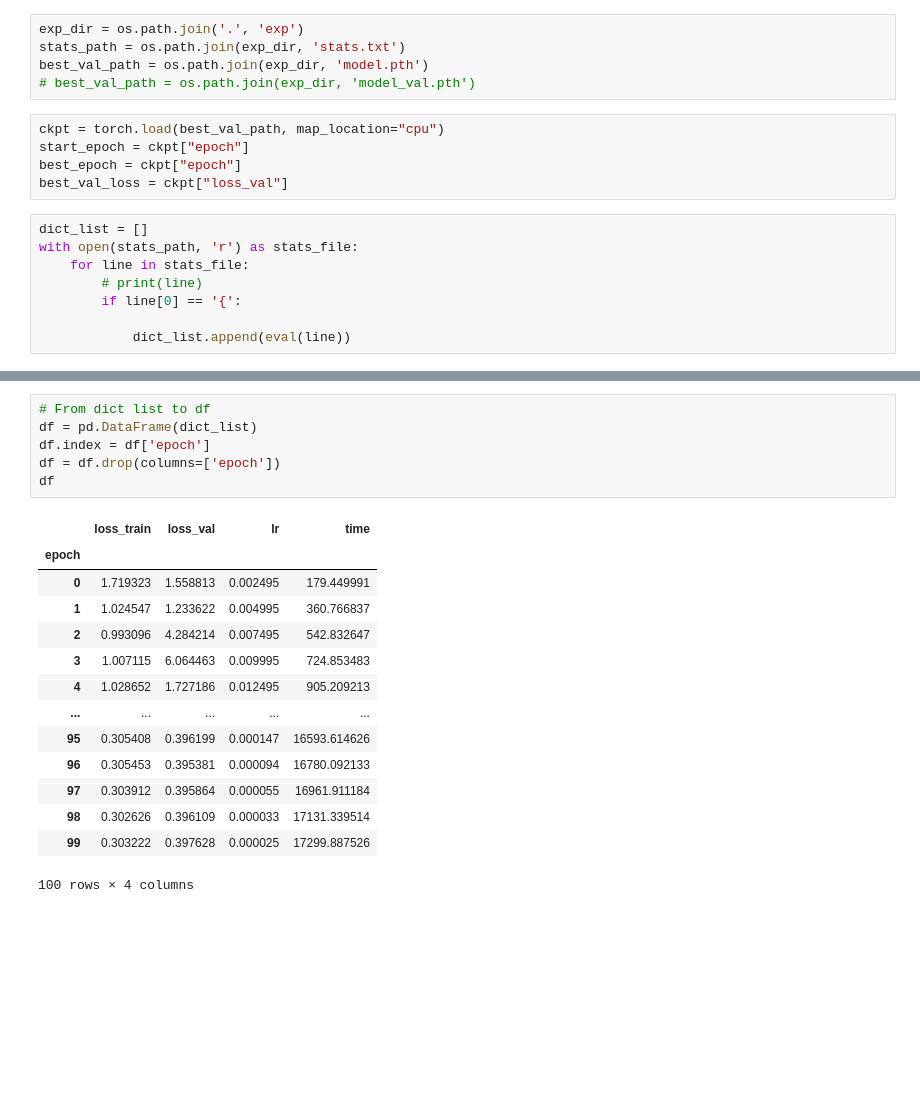
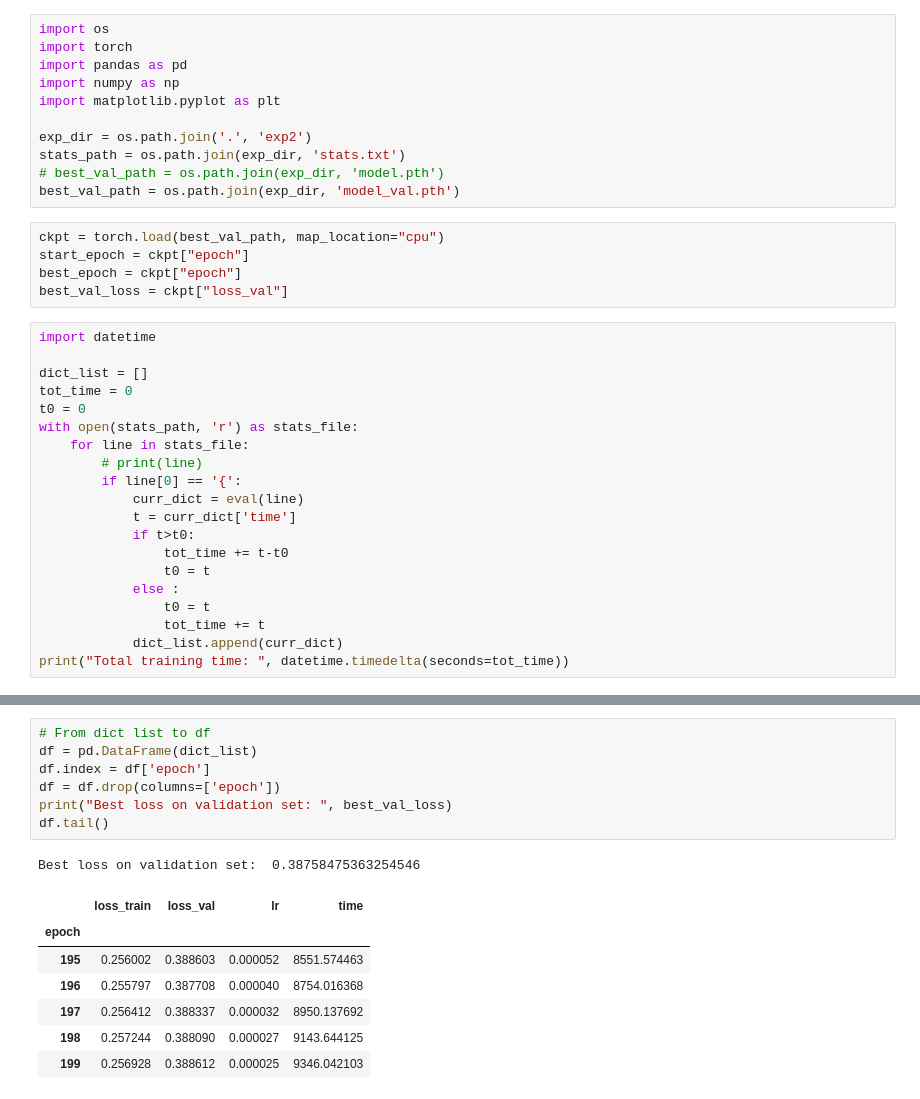
Before and after one commit to Theaublanchard/DLMI, a Jupyter notebook: Challenge/explore.ipynb, the cells around one changed output, grey strips where cells are left out. Drawn from its saved outputs; the diff is of its cells as text; blank space fills up the shorter version.

```diff
--- a/Challenge/explore.ipynb
+++ b/Challenge/explore.ipynb
@@ -304,20 +322,38 @@ loss = validate_one_epoch(model, ckpt["epoch"], criterion, val_loader, gpu)
 # %% [markdown]
 # Examine training
 # %%
-exp_dir = os.path.join('.', 'exp')
+import os
+import torch
+import pandas as pd
+import numpy as np
+import matplotlib.pyplot as plt
+
+exp_dir = os.path.join('.', 'exp2')
 stats_path = os.path.join(exp_dir, 'stats.txt')
-best_val_path = os.path.join(exp_dir, 'model.pth')
-# best_val_path = os.path.join(exp_dir, 'model_val.pth')
+# best_val_path = os.path.join(exp_dir, 'model.pth')
+best_val_path = os.path.join(exp_dir, 'model_val.pth')
 # %%
 ckpt = torch.load(best_val_path, map_location="cpu")
 start_epoch = ckpt["epoch"]
 best_epoch = ckpt["epoch"]
 best_val_loss = ckpt["loss_val"]
 # %%
+import datetime
+
 dict_list = []
+tot_time = 0
+t0 = 0
 with open(stats_path, 'r') as stats_file:
     for line in stats_file:
         # print(line)
         if line[0] == '{':
-
-            dict_list.append(eval(line))
+            curr_dict = eval(line)
+            t = curr_dict['time']
+            if t>t0:
+                tot_time += t-t0
+                t0 = t
+            else :
+                t0 = t
+                tot_time += t
+            dict_list.append(curr_dict)
+print("Total training time: ", datetime.timedelta(seconds=tot_time))
@@ -324,23 +362,18 @@ with open(stats_path, 'r') as stats_file:
 # %%
 # From dict list to df
 df = pd.DataFrame(dict_list)
 df.index = df['epoch']
 df = df.drop(columns=['epoch'])
-df
+print("Best loss on validation set: ", best_val_loss)
+df.tail()
 # %% [output]
+Best loss on validation set:  0.38758475363254546
 |  | loss_train | loss_val | lr | time |
 | epoch |  |  |  |  |
-| 0 | 1.719323 | 1.558813 | 0.002495 | 179.449991 |
-| 1 | 1.024547 | 1.233622 | 0.004995 | 360.766837 |
-| 2 | 0.993096 | 4.284214 | 0.007495 | 542.832647 |
-| 3 | 1.007115 | 6.064463 | 0.009995 | 724.853483 |
-| 4 | 1.028652 | 1.727186 | 0.012495 | 905.209213 |
-| ... | ... | ... | ... | ... |
-| 95 | 0.305408 | 0.396199 | 0.000147 | 16593.614626 |
-| 96 | 0.305453 | 0.395381 | 0.000094 | 16780.092133 |
-| 97 | 0.303912 | 0.395864 | 0.000055 | 16961.911184 |
-| 98 | 0.302626 | 0.396109 | 0.000033 | 17131.339514 |
-| 99 | 0.303222 | 0.397628 | 0.000025 | 17299.887526 |
+| 195 | 0.256002 | 0.388603 | 0.000052 | 8551.574463 |
+| 196 | 0.255797 | 0.387708 | 0.000040 | 8754.016368 |
+| 197 | 0.256412 | 0.388337 | 0.000032 | 8950.137692 |
+| 198 | 0.257244 | 0.388090 | 0.000027 | 9143.644125 |
+| 199 | 0.256928 | 0.388612 | 0.000025 | 9346.042103 |
-100 rows × 4 columns
 # %%
 fig, (ax0) = plt.subplots(1,1, figsize=(10,5))
```
Also changed, not shown: parts of 6 cells of this notebook, 2 other files.
